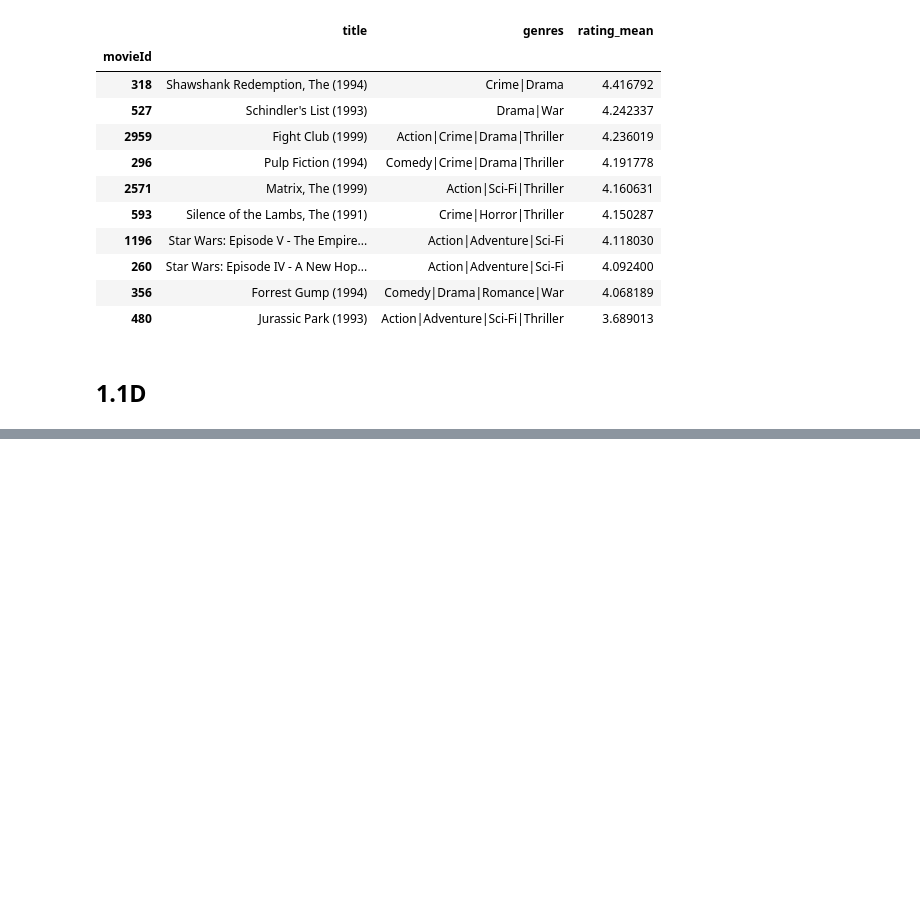
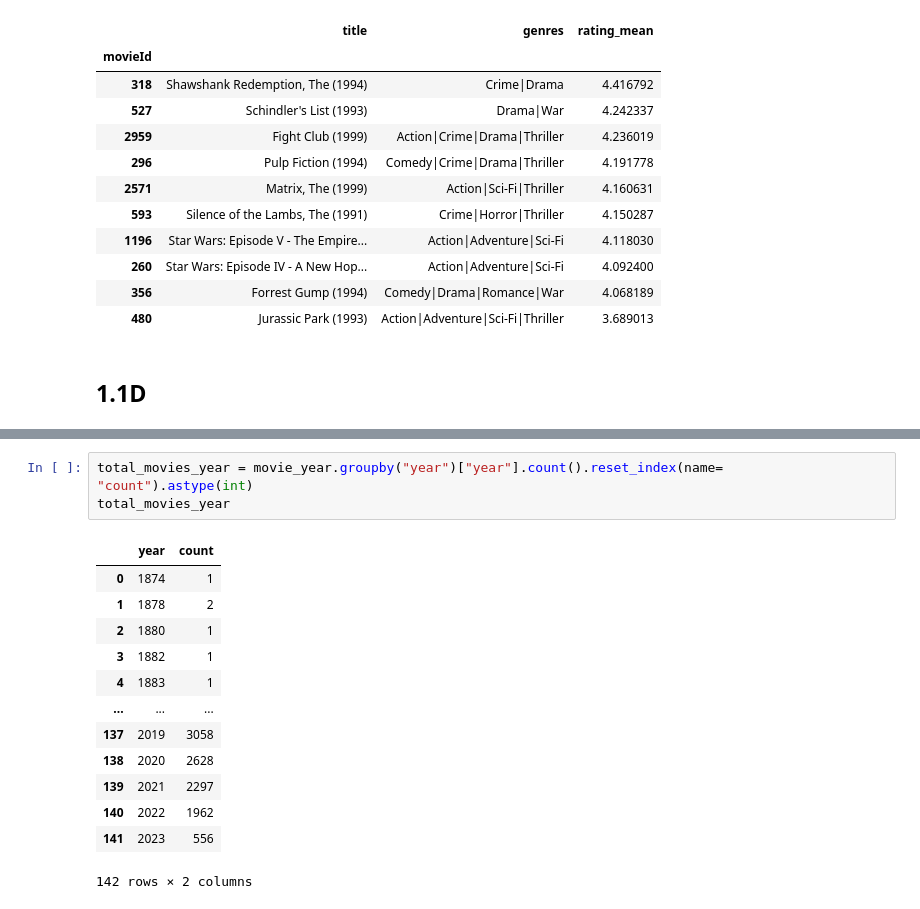
Before and after one commit to BrutalFrost/Artificial_Intelligence_Hampus_Erlandsson_OPA23, a Jupyter notebook: Lab_1/Lab_1.ipynb, the cells around one changed output, grey strips where cells are left out. Cells and saved outputs as stored; diff of their text form; blank space fills up the shorter version.

```diff
--- a/Lab_1/Lab_1.ipynb
+++ b/Lab_1/Lab_1.ipynb
@@ -185,0 +206,17 @@ tiles_mean
+# %%
+total_movies_year = movie_year.groupby("year")["year"].count().reset_index(name= "count").astype(int)
+total_movies_year
+# %% [output]
+|  | year | count |
+| 0 | 1874 | 1 |
+| 1 | 1878 | 2 |
+| 2 | 1880 | 1 |
+| 3 | 1882 | 1 |
+| 4 | 1883 | 1 |
+| ... | ... | ... |
+| 137 | 2019 | 3058 |
+| 138 | 2020 | 2628 |
+| 139 | 2021 | 2297 |
+| 140 | 2022 | 1962 |
+| 141 | 2023 | 556 |
+142 rows × 2 columns
```
Also changed, not shown: parts of 3 cells of this notebook.
